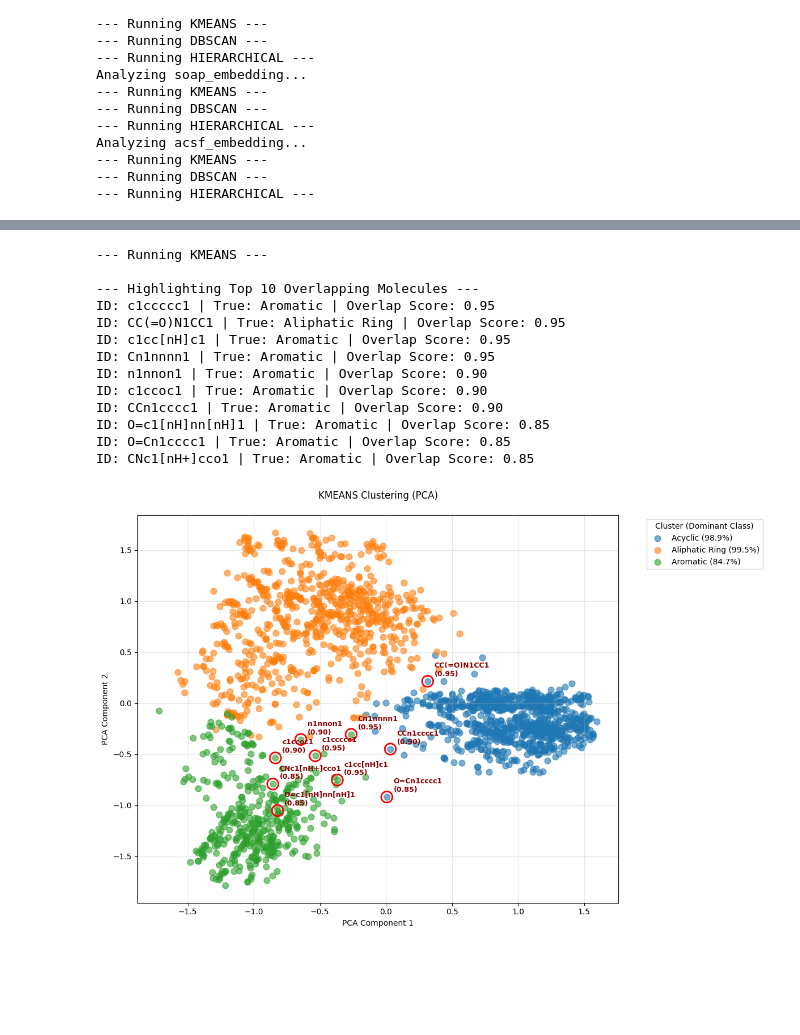
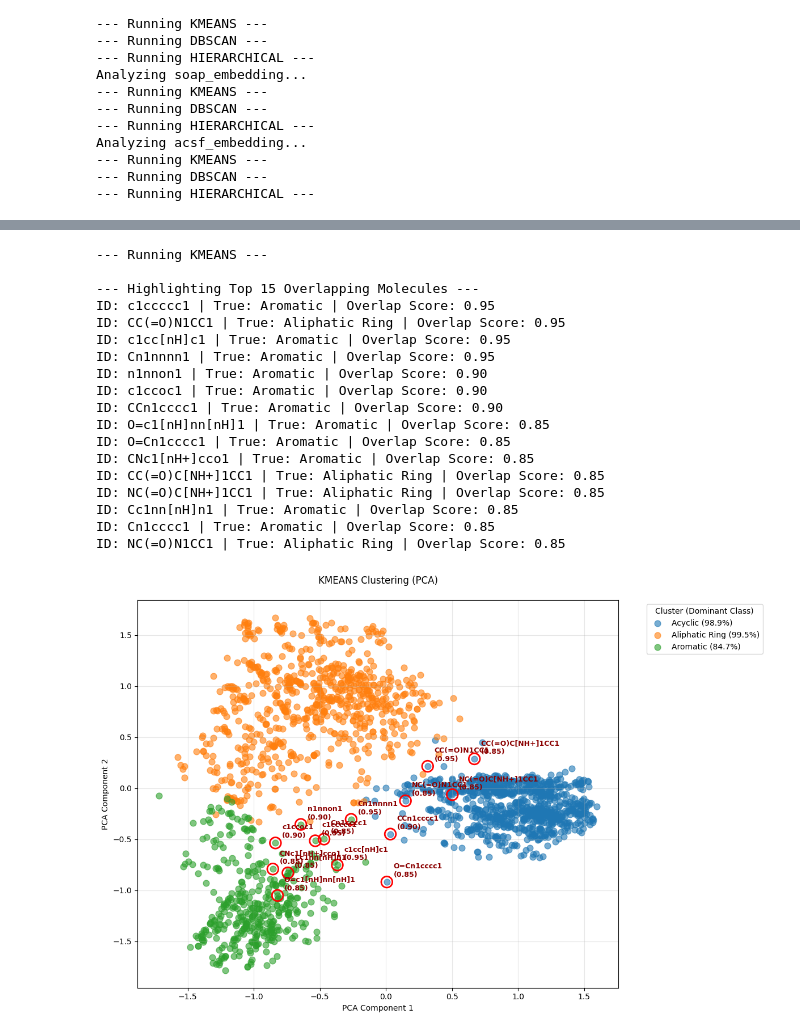
Before and after one commit to karlfindhansen/Non-Euclidean-Distances-in-Molecular-Representation, a Jupyter notebook: notebooks/QM9/cluster_analysis.ipynb, the cells around one changed output, grey strips where cells are left out. Cells and saved outputs as stored; diff of their text form; code cells hidden in the pictures; blank space fills up the shorter version.

```diff
--- a/notebooks/QM9/cluster_analysis.ipynb
+++ b/notebooks/QM9/cluster_analysis.ipynb
@@ -194,23 +216,28 @@ Analyzing acsf_embedding...
 # %%
 true_labels = qm9.df['structure_class']
 num_clusters = len(set(true_labels))
 
 X = np.array(qm9.df["morgan_fingerprint"].to_list(), dtype=np.float32)
 analyzer = ClusterAnalysis(X, true_labels=true_labels, meta_df=qm9.df)
 kmeans_labels = analyzer.run(method='kmeans', n_clusters=num_clusters)
-analyzer.plot_pca(highlight_top_overlaps=10, use_pca=False)
+analyzer.plot_pca(highlight_top_overlaps=15, use_pca=False)
 # %% [output]
 --- Running KMEANS ---
 
---- Highlighting Top 10 Overlapping Molecules ---
+--- Highlighting Top 15 Overlapping Molecules ---
 ID: c1ccccc1 | True: Aromatic | Overlap Score: 0.95
 ID: CC(=O)N1CC1 | True: Aliphatic Ring | Overlap Score: 0.95
 ID: c1cc[nH]c1 | True: Aromatic | Overlap Score: 0.95
 ID: Cn1nnnn1 | True: Aromatic | Overlap Score: 0.95
 ID: n1nnon1 | True: Aromatic | Overlap Score: 0.90
 ID: c1ccoc1 | True: Aromatic | Overlap Score: 0.90
 ID: CCn1cccc1 | True: Aromatic | Overlap Score: 0.90
 ID: O=c1[nH]nn[nH]1 | True: Aromatic | Overlap Score: 0.85
 ID: O=Cn1cccc1 | True: Aromatic | Overlap Score: 0.85
 ID: CNc1[nH+]cco1 | True: Aromatic | Overlap Score: 0.85
+ID: CC(=O)C[NH+]1CC1 | True: Aliphatic Ring | Overlap Score: 0.85
+ID: NC(=O)C[NH+]1CC1 | True: Aliphatic Ring | Overlap Score: 0.85
+ID: Cc1nn[nH]n1 | True: Aromatic | Overlap Score: 0.85
+ID: Cn1cccc1 | True: Aromatic | Overlap Score: 0.85
+ID: NC(=O)N1CC1 | True: Aliphatic Ring | Overlap Score: 0.85
-[figure, old version]
+[figure, new version]
```
Also changed, not shown: parts of 5 cells of this notebook, 4 other files.
